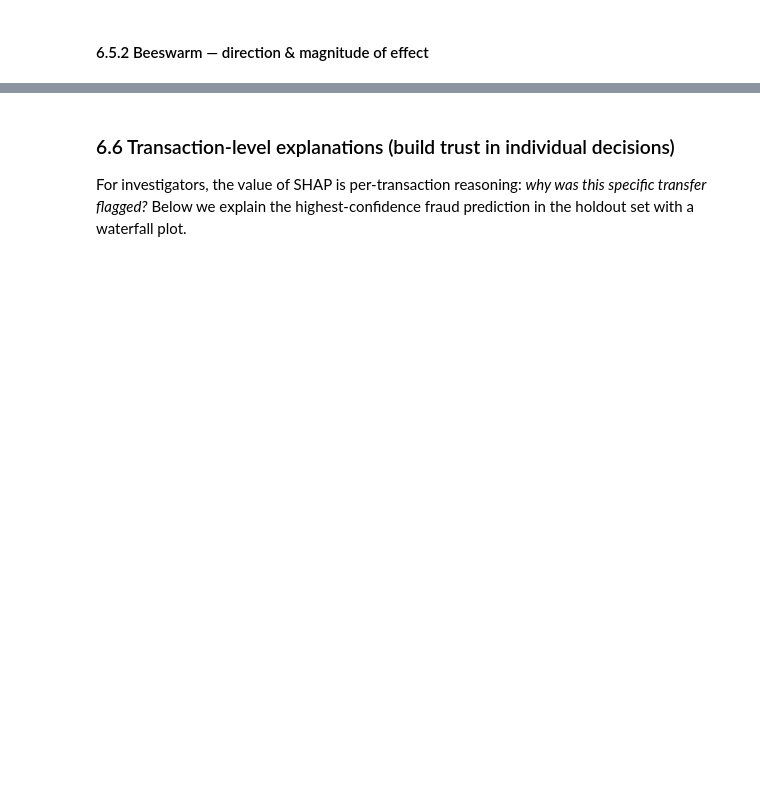
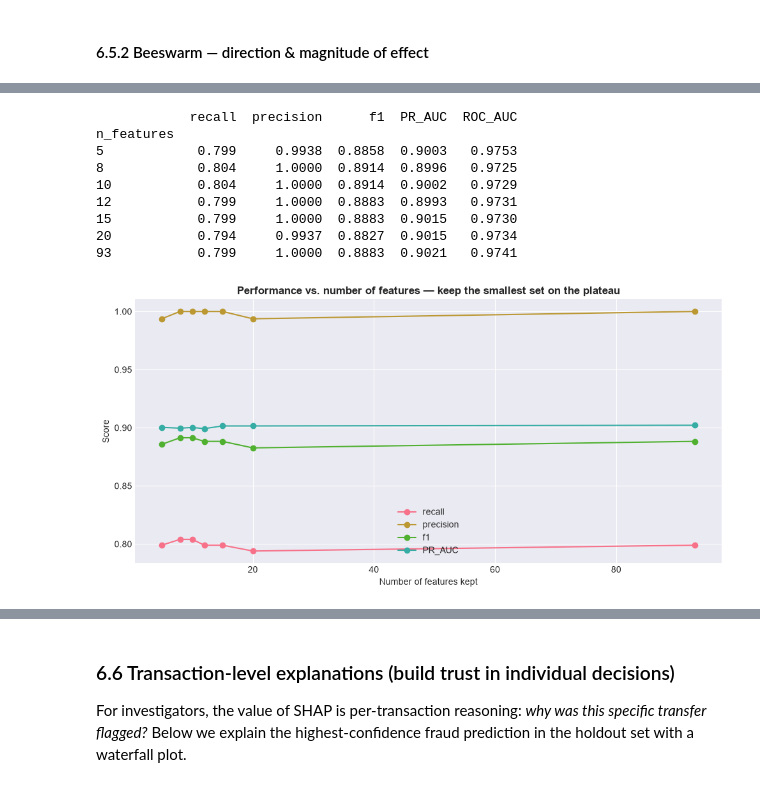
Before and after one commit to worooffeh/Digital-Payment-Analysis-and-Fraud-Detection-Solution, a Jupyter notebook: notebooks/model_development_validation.ipynb, the cells around one changed output, grey strips where cells are left out. Cells and saved outputs as stored; diff of their text form; code cells hidden in the pictures; blank space fills up the shorter version.

```diff
--- a/notebooks/model_development_validation.ipynb
+++ b/notebooks/model_development_validation.ipynb
@@ -691,0 +725,39 @@ plt.show()
+# %%
+# Measure the accuracy trade-off at several feature-count cut-offs, so the
+# choice of how many to keep is evidence-based rather than a guess.
+from sklearn.base import clone
+from sklearn.metrics import recall_score, precision_score, f1_score, average_precision_score, roc_auc_score
+
+ranked = shap_imp.index.tolist()
+
+def eval_subset(feats):
+    m = clone(champion).fit(X_train[feats], y_train)
+    proba = m.predict_proba(X_test[feats])[:, 1]; pred = (proba >= best_t).astype(int)
+    return {'recall': recall_score(y_test, pred), 'precision': precision_score(y_test, pred),
+            'f1': f1_score(y_test, pred), 'PR_AUC': average_precision_score(y_test, proba),
+            'ROC_AUC': roc_auc_score(y_test, proba)}
+
+cutoffs = [c for c in [5, 8, 10, 12, 15, 20] if c <= len(ranked)] + [len(ranked)]
+rows = []
+for k in cutoffs:
+    r = eval_subset(ranked[:k]); r['n_features'] = k; rows.append(r)
+tradeoff = pd.DataFrame(rows).set_index('n_features')
+print(tradeoff.round(4).to_string())
+
+fig, ax = plt.subplots(figsize=(10, 5))
+for metric in ['recall', 'precision', 'f1', 'PR_AUC']:
+    ax.plot(tradeoff.index, tradeoff[metric], marker='o', label=metric)
+ax.set_xlabel('Number of features kept'); ax.set_ylabel('Score')
+ax.set_title('Performance vs. number of features — keep the smallest set on the plateau', fontweight='bold')
+ax.legend(); plt.tight_layout(); plt.show()
+# %% [output]
+            recall  precision      f1  PR_AUC  ROC_AUC
+n_features
+5            0.799     0.9938  0.8858  0.9003   0.9753
+8            0.804     1.0000  0.8914  0.8996   0.9725
+10           0.804     1.0000  0.8914  0.9002   0.9729
+12           0.799     1.0000  0.8883  0.8993   0.9731
+15           0.799     1.0000  0.8883  0.9015   0.9730
+20           0.794     0.9937  0.8827  0.9015   0.9734
+93           0.799     1.0000  0.8883  0.9021   0.9741
+[figure, added]
```
Also changed, not shown: parts of 21 cells of this notebook, 27 other files.
